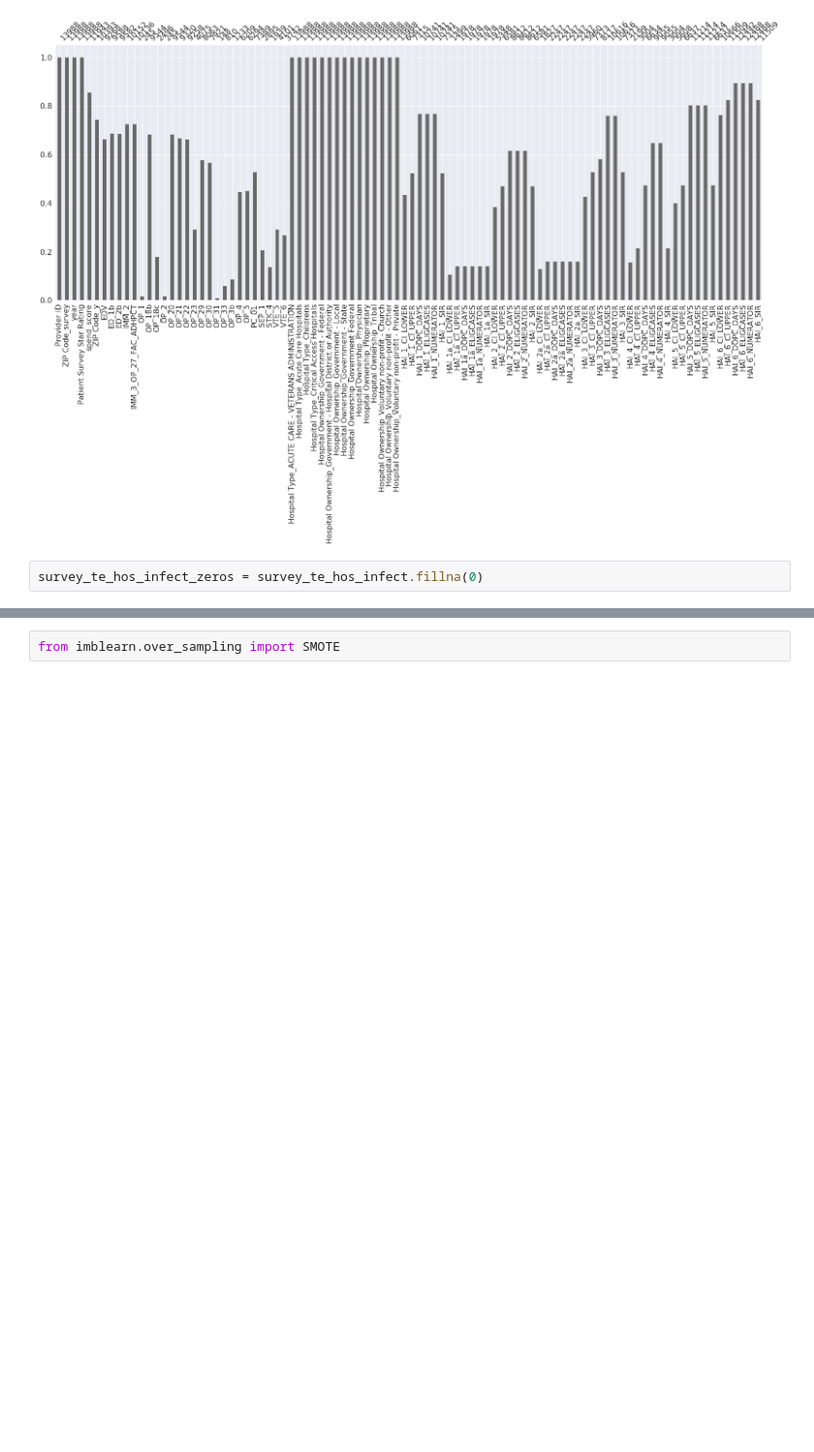
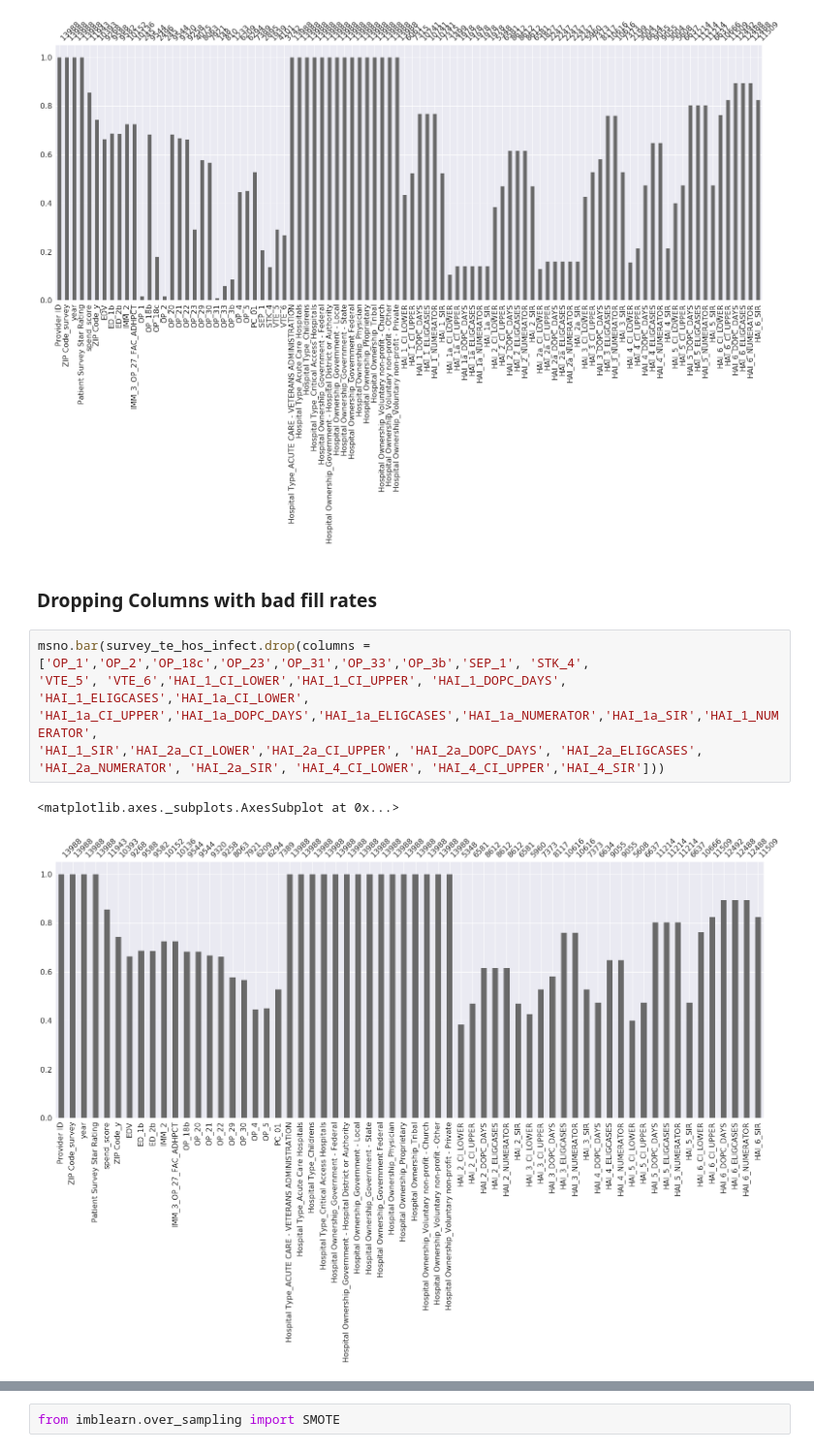
Before and after one commit to jlau42/Medicare_Hospital_Classifier, a Jupyter notebook: Medicare.ipynb, the cells around one changed output, grey strips where cells are left out. Shown at 97% size. Drawn from its saved outputs; the diff is of its cells as text; blank space fills up the shorter version.

```diff
--- a/Medicare.ipynb
+++ b/Medicare.ipynb
@@ -741,5 +425,14 @@ msno.bar(survey_te_hos_infect)
 # %% [output]
 <matplotlib.axes._subplots.AxesSubplot at 0x...>
 [figure]
-# %%
-survey_te_hos_infect_zeros = survey_te_hos_infect.fillna(0)
+# %% [markdown]
+### Dropping Columns with bad fill rates
+# %%
+msno.bar(survey_te_hos_infect.drop(columns = ['OP_1','OP_2','OP_18c','OP_23','OP_31','OP_33','OP_3b','SEP_1', 'STK_4',
+'VTE_5', 'VTE_6','HAI_1_CI_LOWER','HAI_1_CI_UPPER', 'HAI_1_DOPC_DAYS', 'HAI_1_ELIGCASES','HAI_1a_CI_LOWER',
+'HAI_1a_CI_UPPER','HAI_1a_DOPC_DAYS','HAI_1a_ELIGCASES','HAI_1a_NUMERATOR','HAI_1a_SIR','HAI_1_NUMERATOR',
+'HAI_1_SIR','HAI_2a_CI_LOWER','HAI_2a_CI_UPPER', 'HAI_2a_DOPC_DAYS', 'HAI_2a_ELIGCASES',
+'HAI_2a_NUMERATOR', 'HAI_2a_SIR', 'HAI_4_CI_LOWER', 'HAI_4_CI_UPPER','HAI_4_SIR']))
+# %% [output]
+<matplotlib.axes._subplots.AxesSubplot at 0x...>
+[figure, added]
```
Also changed, not shown: parts of 60 cells of this notebook, 1 other file.
